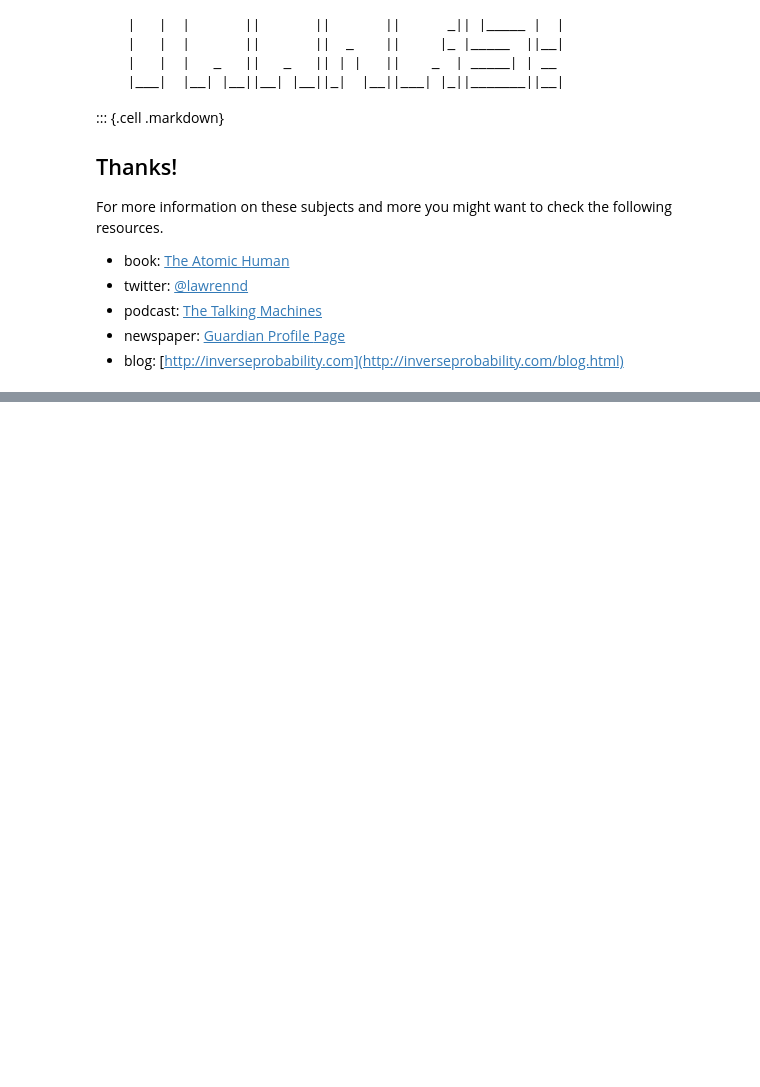
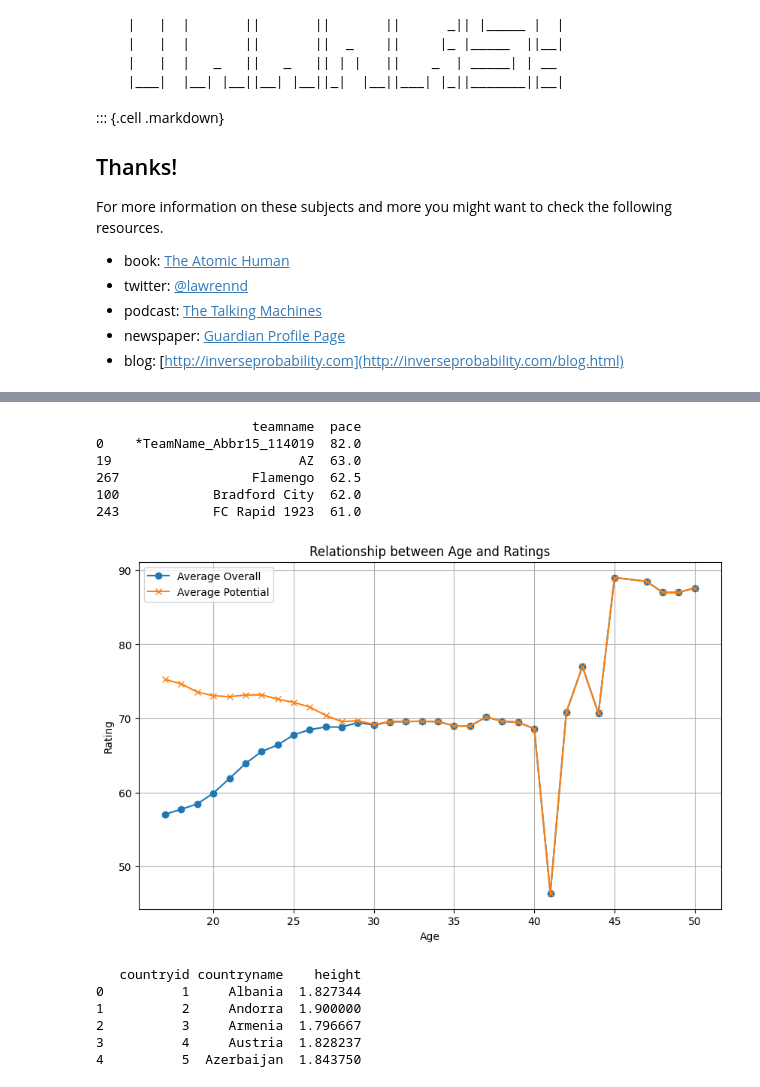
Before and after one commit to zippyzippy0/mlfc_practicals, a Jupyter notebook: 02_pandas_practical.ipynb, the cells around one changed output, grey strips where cells are left out. Saved outputs shown, nothing was run; the diff lists cells and outputs as text; code cells hidden in the pictures; blank space fills up the shorter version.

```diff
--- a/02_pandas_practical.ipynb
+++ b/02_pandas_practical.ipynb
@@ -2042,0 +2093,61 @@ conn.close()
+# %%
+players = pd.read_csv("football_data/players.csv", usecols=['playerid','preferredposition1','acceleration','sprintspeed'])
+tp_links = pd.read_csv("football_data/teamplayerlinks.csv", usecols=['playerid','teamid'])
+teams = pd.read_csv("football_data/teams.csv", usecols=['assetid','teamname'])
+
+# Exclude goalkeepers
+players = players[players['preferredposition1'] != 0]
+
+players['pace'] = (players['acceleration'] + players['sprintspeed']) / 2
+
+df = tp_links.merge(players, on="playerid")
+df = df.merge(teams, left_on="teamid", right_on="assetid")
+
+# Gap = max - min pace
+gaps = df.groupby("teamname")['pace'].agg(lambda x: x.max()-x.min()).reset_index()
+print(gaps.sort_values("pace", ascending=False).head(5))
+# %% [output]
+                    teamname  pace
+0    *TeamName_Abbr15_114019  82.0
+19                        AZ  63.0
+267                 Flamengo  62.5
+100            Bradford City  62.0
+243            FC Rapid 1923  61.0
+# %%
+import pandas as pd
+from datetime import datetime
+import matplotlib.pyplot as plt
+
+base_date = datetime(1582, 10, 14)
+today_id = (datetime.today() - base_date).days
+
+players = pd.read_csv("football_data/players.csv")
+players["age"] = (today_id - players["birthdate"]) // 365
+players = players[(players["age"] >= 15) & (players["age"] <= 50)]
+
+age_stats = players.groupby("age")[["overallrating","potential"]].mean().reset_index()
+
+plt.figure(figsize=(10,6))
+plt.plot(age_stats["age"], age_stats["overallrating"], label="Average Overall", marker="o")
+plt.plot(age_stats["age"], age_stats["potential"], label="Average Potential", marker="x")
+plt.xlabel("Age"); plt.ylabel("Rating"); plt.title("Relationship between Age and Ratings")
+plt.legend(); plt.grid(True); plt.show()
+# %% [output]
+[figure, added]
+# %%
+players = pd.read_csv("football_data/players.csv")
+countries = pd.read_csv("football_data/countries.csv")
+
+players = players[players['playerid']>0]
+players['height'] = players['height'] / 100  # convert to metres
+
+mean_heights = players.groupby('nationality')['height'].mean()
+countries['height'] = countries['countryid'].map(mean_heights)
+print(countries.head())
+# %% [output]
+   countryid countryname    height
+0          1     Albania  1.827344
+1          2     Andorra  1.900000
+2          3     Armenia  1.796667
+3          4     Austria  1.828237
+4          5  Azerbaijan  1.843750
```
Also changed, not shown: parts of 7 cells of this notebook.
